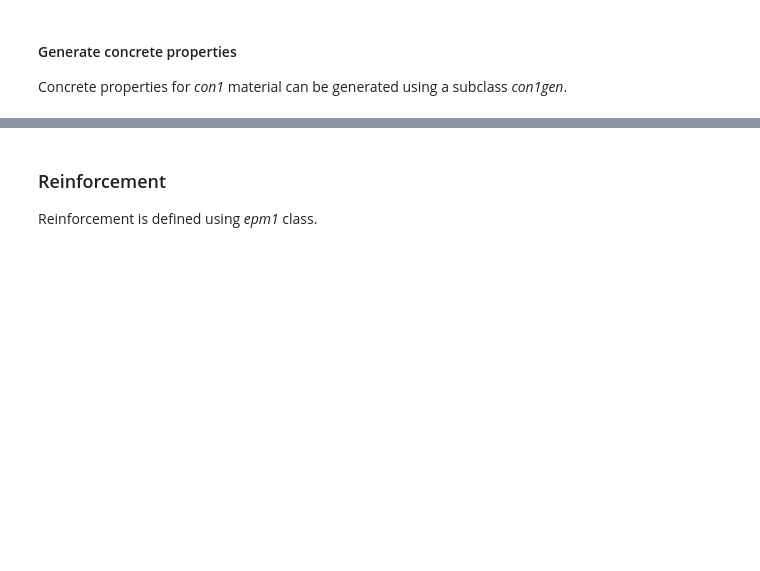
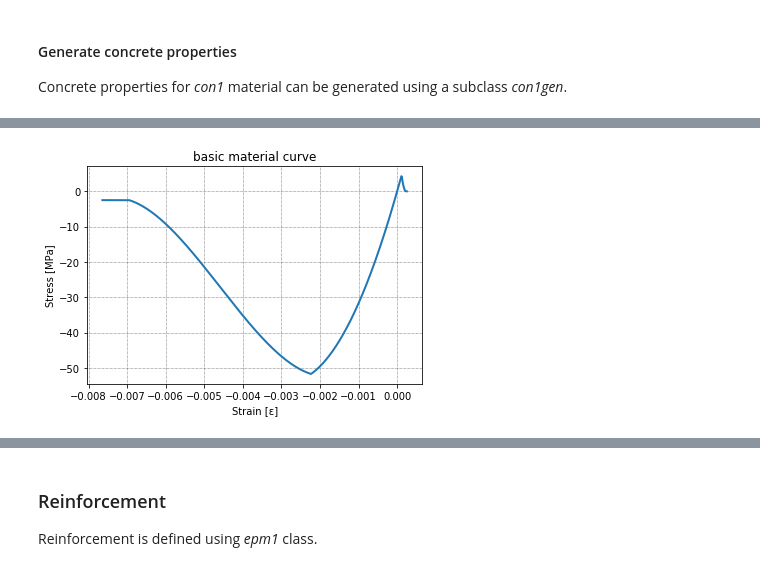
Before and after one commit to riedelx/PyFEA, a Jupyter notebook: examples/rc-analysis.ipynb, the cells around one changed output, grey strips where cells are left out. Cells and saved outputs as stored; diff of their text form; code cells hidden in the pictures; blank space fills up the shorter version.

Commit message:
fix: material & rc

```diff
--- a/examples/rc-analysis.ipynb
+++ b/examples/rc-analysis.ipynb
@@ -78,3 +78,9 @@ conMat.prop
 [figure]
 |  | type | $$f_{c1}[MPa]$$ | $$f_{c2}[MPa]$$ | $$f_{t}[MPa]$$ | $$E_{c0}[MPa]$$ | $$E_{c1}[MPa]$$ | ... |
 | con1gen | con1gen | -50 | -2.5 | 4.49510579008738 | 38629.08825157563 | 23177.45295094538 | ... |
+# %%
+conMat=mat.con1gen(fc1 = 50, length = 250)
+conMat.basicCurve(title='basic material curve')
+conMat.prop
+# %% [output]
+[figure, added]
```
Also changed, not shown: parts of 16 cells of this notebook, 7 other files.
